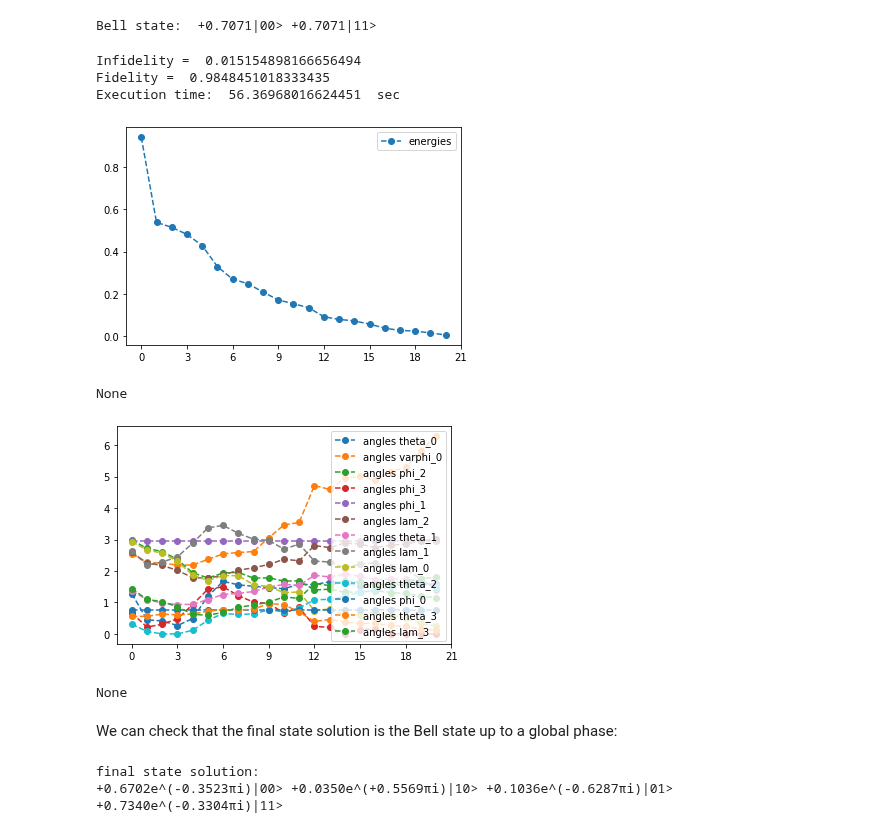
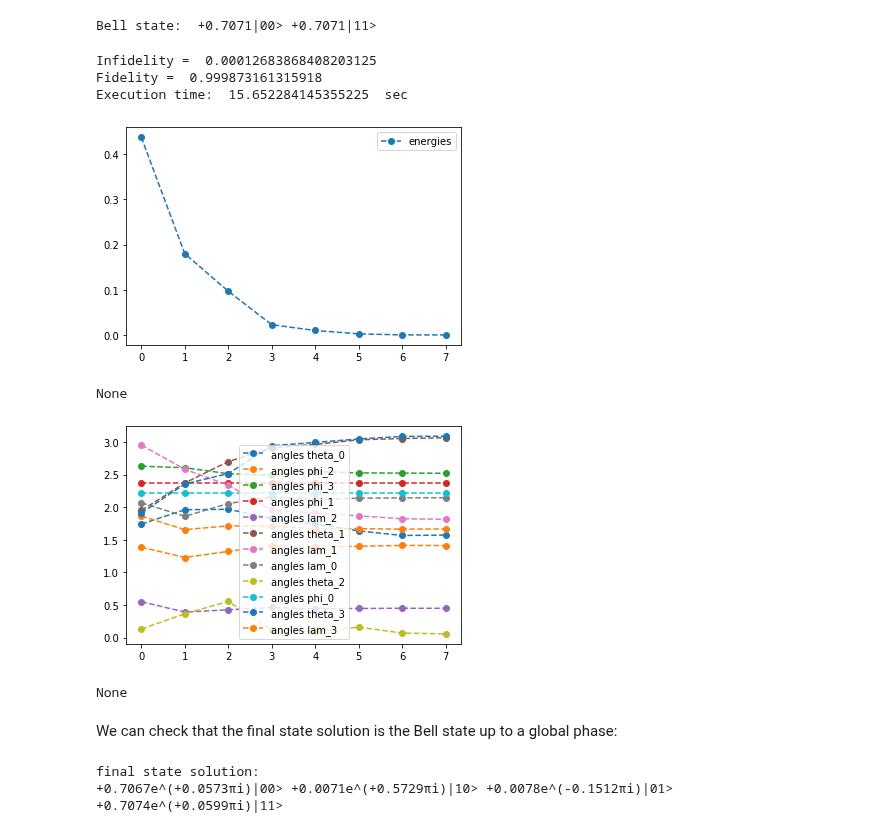
Before and after one commit to tequilahub/tequila, a Jupyter notebook: tutorials/Tutorial_state_prep.ipynb, the cells around one changed output. Cells and saved outputs as stored; diff of their text form; code cells hidden in the pictures.

```diff
--- a/tutorials/Tutorial_state_prep.ipynb
+++ b/tutorials/Tutorial_state_prep.ipynb
@@ -123,11 +120,10 @@ q1=1
 th = [tq.Variable(name='theta_{}'.format(i)) for i in range(0,4)]
 phi = [tq.Variable(name='phi_{}'.format(i)) for i in range(0,4)]
 lam = [tq.Variable(name='lam_{}'.format(i)) for i in range(0,4)]
-varphi = [tq.Variable(name='varphi_{}'.format(i)) for i in range(0,1)]
 
 # PQC
 pqc  = U(th[0],phi[0],lam[0],q0) + U(th[1],phi[1],lam[1],q1)
-pqc += CPh(varphi[0],q0,q1)
+pqc += tq.gates.CNOT(control = q0, target = q1)
 pqc += U(th[2],phi[2],lam[2],q0) + U(th[3],phi[3],lam[3],q1)
 # %%
 # Draw the circuit for some random values
@@ -163,7 +157,6 @@ And now we can compute the fidelity of these two states:
 dic_var = dict(zip([str(th[i]) for i in range(0,n_th)],th0))
 dic_var = {**dic_var, **dict(zip([str(phi[i]) for i in range(0,n_phi)],phi0))}
 dic_var = {**dic_var, **dict(zip([str(lam[i]) for i in range(0,n_lam)],lam0))}
-dic_var = {**dic_var, **dict(zip([str(varphi[i]) for i in range(0,n_varphi)],varphi0))}
 
 # Fidelity method 1: using inner product
 wfn_pqc = tq.simulate(pqc, variables=dic_var) # compute the PQC wavefunction
@@ -197,36 +190,41 @@ Bell state:  +0.7071|00> +0.7071|11>
 # %%
 rho_bell = tq.paulis.Projector(wfn=wfn_bell) # density operator
 
 # we take as initial values ther random values generated above
 initial_values = dic_var
 # Infidelity = 1 - Fidelity
-inf =  -tq.Objective.ExpectationValue(U=pqc, H=rho_bell) +1.0
+inf =  1.0 - tq.Objective.ExpectationValue(U=pqc, H=rho_bell)
 
-max_angles=2*np.pi
-min_angles=0
-bnds_list=[[min_angles,max_angles]]
+# we can define the bounds on the parameters
+# Caution! Not all minimizers accept bounds! In this example, we use 'TNC' minimizer.
+# bounds should be defined in a dictionary form, as initial_values
+max_angles = 2*np.pi
+min_angles = 0
+bnds_list = [[min_angles,max_angles]]
 for i in range(0, len(dic_var)):
     bnds_list.append([min_angles,max_angles])
 bnds = dict(zip([str(th[i]) for i in range(0,n_th)],bnds_list))
 bnds = {**bnds, **dict(zip([str(phi[i]) for i in range(0,n_phi)],bnds_list))}
 bnds = {**bnds, **dict(zip([str(lam[i]) for i in range(0,n_lam)],bnds_list))}
-bnds = {**bnds, **dict(zip([str(varphi[i]) for i in range(0,n_varphi)],bnds_list))}
 
+# set "silent = True" to avoid printing all the minimization process
 t0 = time.time()
 infid = tq.optimizer_scipy.minimize(objective=inf, initial_values=initial_values, method = 'TNC', method_bounds = bnds, silent=True)
 t1 = time.time()
+
 print("Infidelity = ", infid.energy)
 print("Fidelity = ", 1.0-infid.energy)
 print("Execution time: ", t1-t0, " sec" )
+
 print(infid.history.plot())
 print(infid.history.plot('angles'))
 # %% [output]
-Infidelity =  0.015154898166656494
-Fidelity =  0.9848451018333435
-Execution time:  56.36968016624451  sec
+Infidelity =  0.00012683868408203125
+Fidelity =  0.999873161315918
+Execution time:  15.652284145355225  sec
-[figure, old version]
+[figure, new version]
 None
-[figure, old version]
+[figure, new version]
 None
 # %% [markdown]
 We can check that the final state solution is the Bell state up to a global phase:
@@ -236,4 +234,4 @@ print('final state solution: ')
 print(wfn_sol)
 # %% [output]
 final state solution:
-+0.6702e^(-0.3523πi)|00> +0.0350e^(+0.5569πi)|10> +0.1036e^(-0.6287πi)|01> +0.7340e^(-0.3304πi)|11>
++0.7067e^(+0.0573πi)|00> +0.0071e^(+0.5729πi)|10> +0.0078e^(-0.1512πi)|01> +0.7074e^(+0.0599πi)|11>
```
Also changed, not shown: parts of 19 cells of this notebook.
